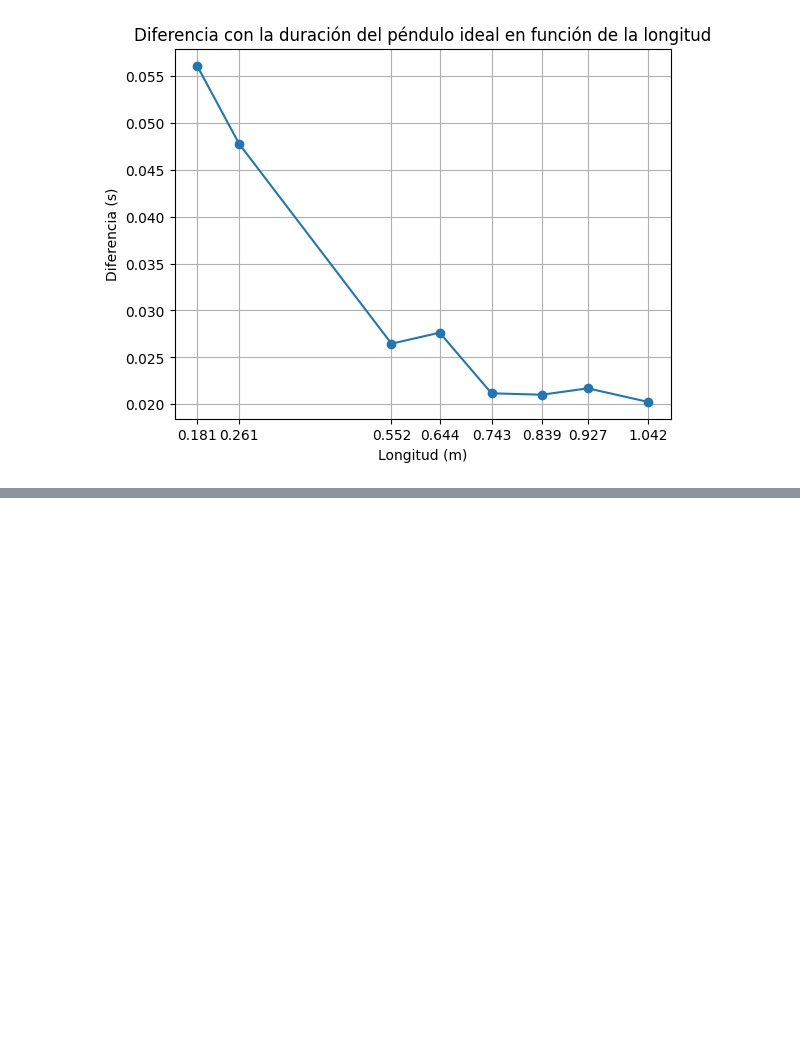
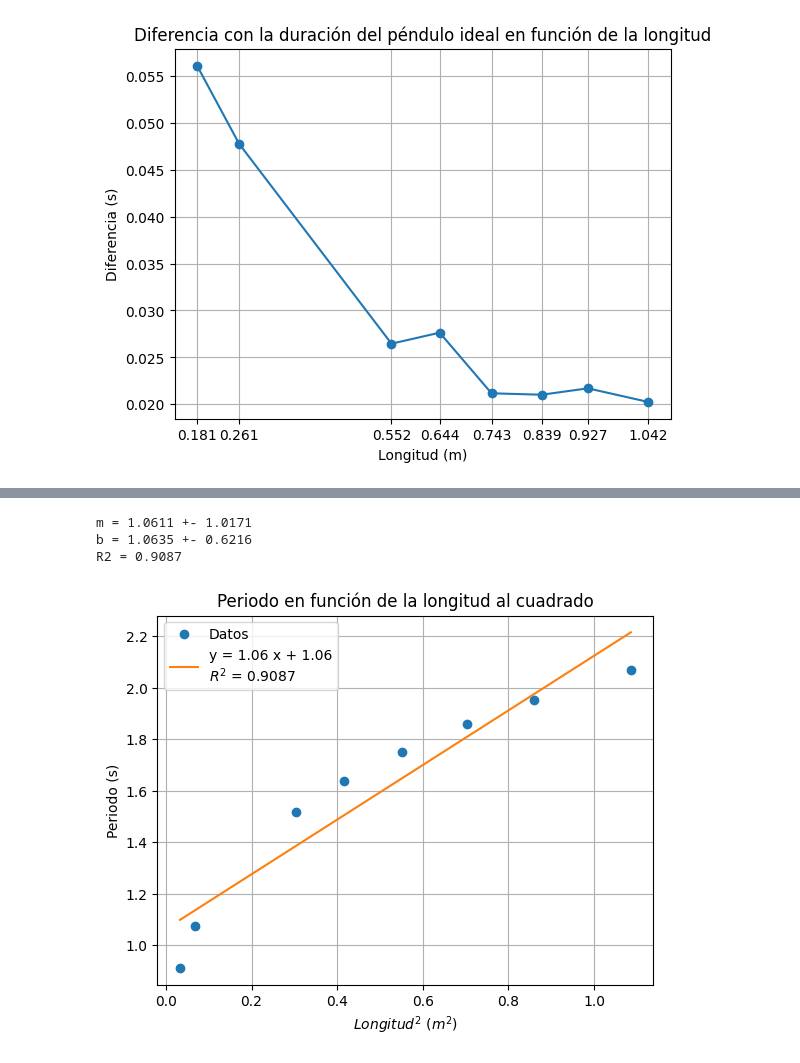
Before and after one commit to LecJackS/Mecanica-y-Termodinamica-2024-1C, a Jupyter notebook: Laboratorios/Labo03-04/Labo02.ipynb, the cells around one changed output, grey strips where cells are left out. Saved outputs shown, nothing was run; the diff lists cells and outputs as text; code cells hidden in the pictures; blank space fills up the shorter version.

```diff
--- a/Laboratorios/Labo03-04/Labo02.ipynb
+++ b/Laboratorios/Labo03-04/Labo02.ipynb
@@ -196,0 +332,26 @@ plt.show()
+# %%
+# Now plot the same but using (longitudes)**2 instead
+popt, pcov = curve_fit(lineal, np.array(longitudes)**2, periodos, absolute_sigma=True)
+
+m, b = popt
+dm, db = np.sqrt(np.diag(pcov))
+
+R2 = 1 - np.sum((lineal(np.array(np.array(longitudes)**2), m, b) - periodos)**2) / np.sum((periodos - np.mean(periodos))**2)
+
+print(f"m = {m:.4f} +- {dm:.4f}")
+print(f"b = {b:.4f} +- {db:.4f}")
+print(f"R2 = {R2:.4f}")
+
+plt.plot(np.array(longitudes)**2, periodos, 'o', label='Datos')
+plt.plot(np.array(longitudes)**2, lineal(np.array(np.array(longitudes)**2), m, b), label=f"y = {m:.2f} x + {b:.2f}\n"+r"$R^2$"+f" = {R2:.4f}")
+plt.xlabel(r"$Longitud^2$ ($m^2$)")
+plt.ylabel("Periodo (s)")
+plt.title("Periodo en función de la longitud al cuadrado")
+plt.legend()
+plt.grid()
+plt.show()
+# %% [output]
+m = 1.0611 +- 1.0171
+b = 1.0635 +- 0.6216
+R2 = 0.9087
+[figure, added]
```
Also changed, not shown: parts of 5 cells of this notebook, 9 other files.
